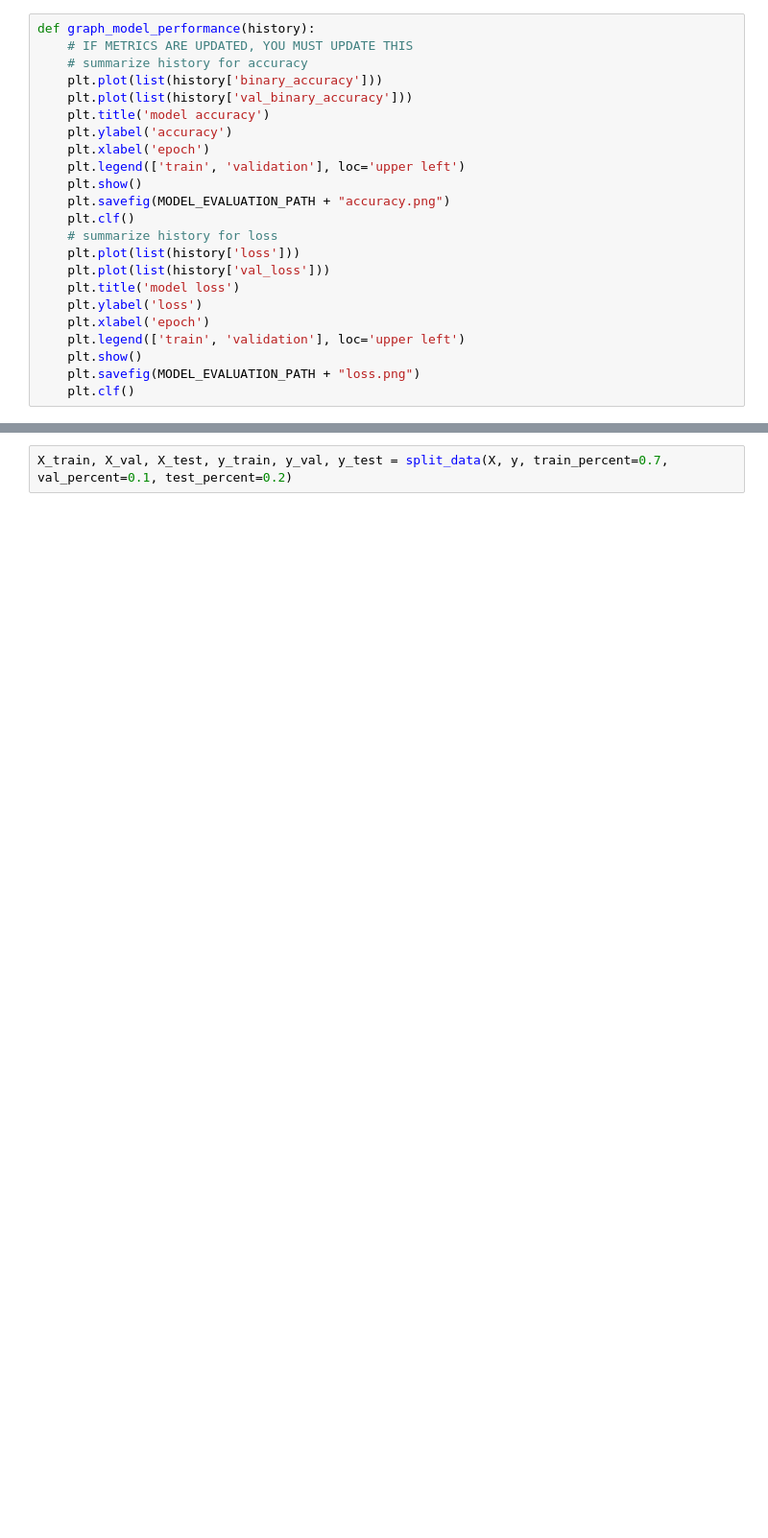
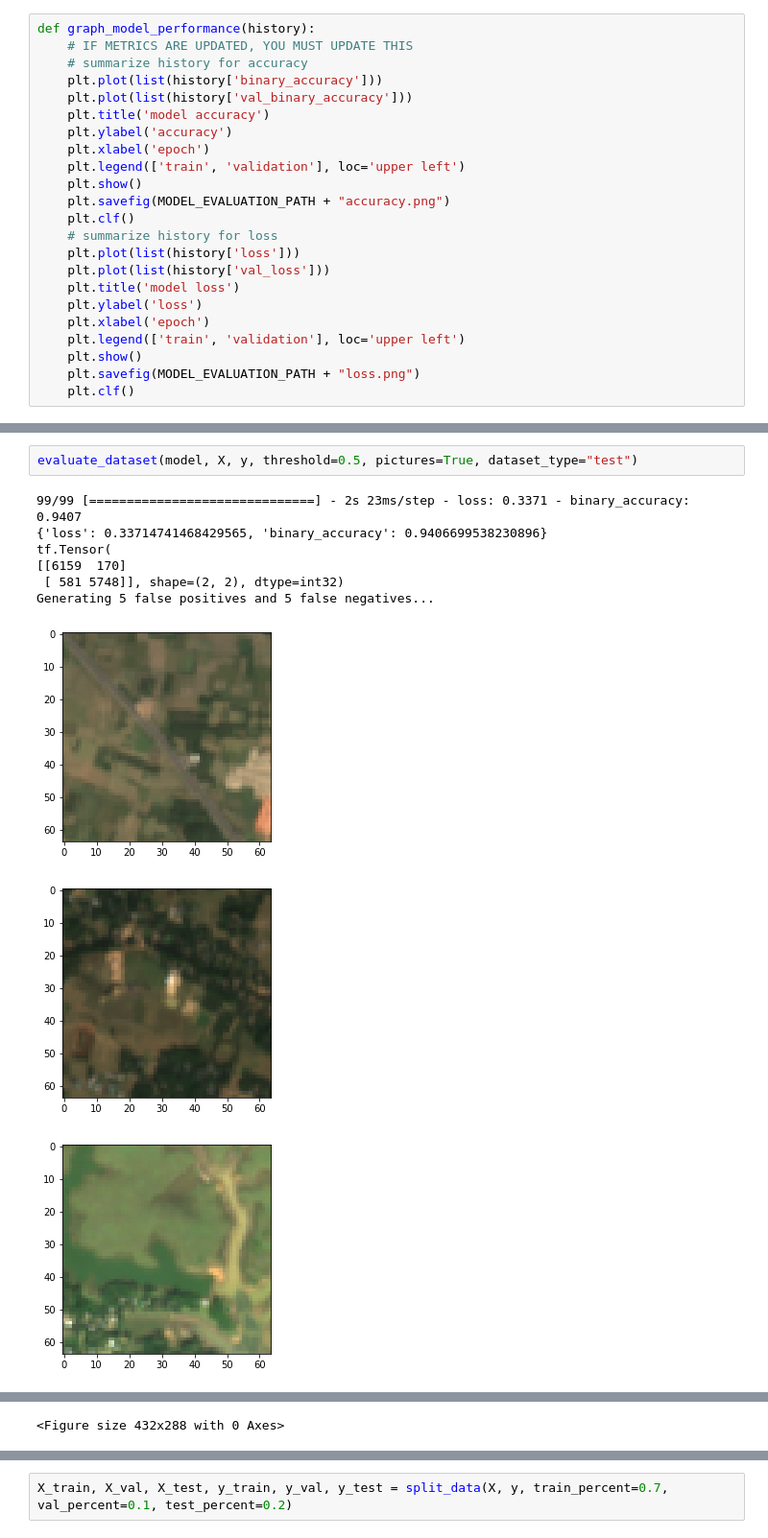
Before and after one commit to mliu356/kiln-scaling, a Jupyter notebook: notebooks/Augmented_CNN_model.ipynb, the cells around one changed output, grey strips where cells are left out. Shown at 96% size. Drawn from its saved outputs; the diff is of its cells as text; blank space fills up the shorter version.

```diff
--- a/notebooks/Augmented_CNN_model.ipynb
+++ b/notebooks/Augmented_CNN_model.ipynb
@@ -331,0 +437,12 @@ y shape:  (3188, 1)
+# %%
+evaluate_dataset(model, X, y, threshold=0.5, pictures=True, dataset_type="test")
+# %% [output]
+99/99 [==============================] - 2s 23ms/step - loss: 0.3371 - binary_accuracy: 0.9407
+{'loss': 0.33714741468429565, 'binary_accuracy': 0.9406699538230896}
+tf.Tensor(
+[[6159  170]
+ [ 581 5748]], shape=(2, 2), dtype=int32)
+Generating 5 false positives and 5 false negatives...
+[figure, added]
+[figure, added]
+[figure, added]
@@ -331,0 +456 @@ y shape:  (3188, 1)
+<Figure size 432x288 with 0 Axes>
```
Also changed, not shown: parts of 22 cells of this notebook, 4 other files.
